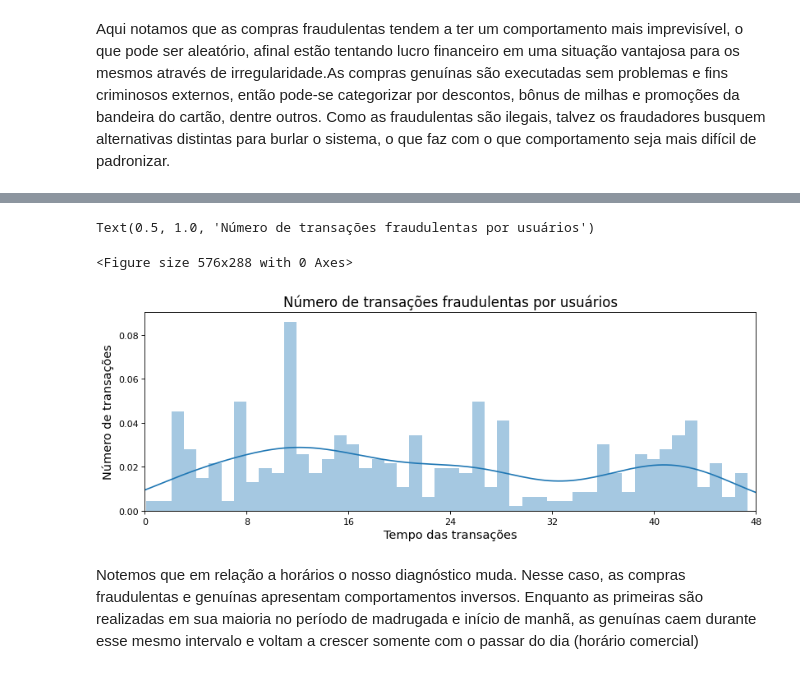
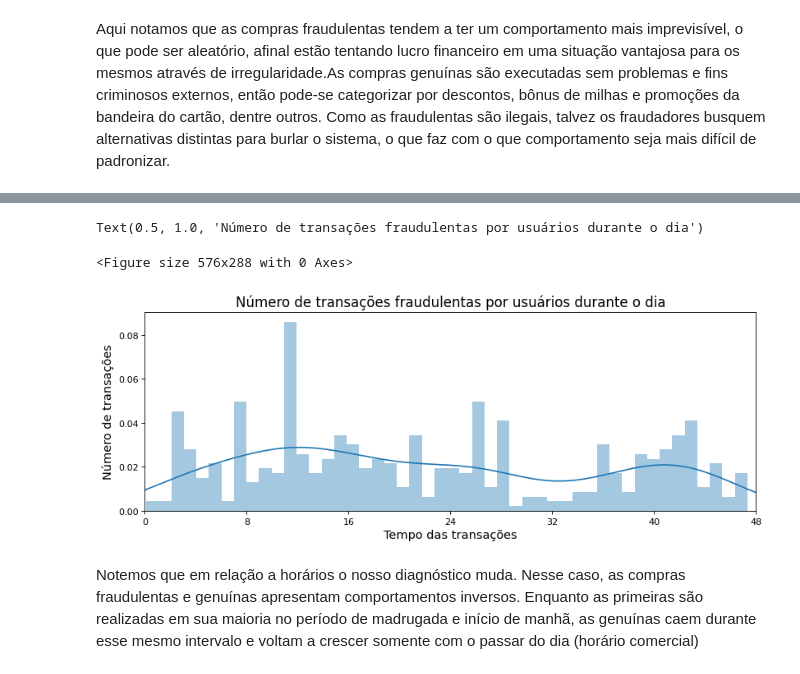
Before and after one commit to cairoegito/Fraudes-Bancarias-com-Machine-Learning, a Jupyter notebook: Detecção_de_Fraudes.ipynb, the cells around one changed output, grey strips where cells are left out. Drawn from its saved outputs; the diff is of its cells as text; code cells hidden in the pictures.

```diff
--- a/Detecção_de_Fraudes.ipynb
+++ b/Detecção_de_Fraudes.ipynb
@@ -174,17 +174,17 @@ Text(0.5, 1.0, 'Número de transações genuínas por usuários')
 # %%
 plt.figure(figsize=(8,4))
 Fraud_df = df[df['Class']==1]
 plt.figure(figsize=(12,4), dpi=80)
 sns.distplot(Fraud_df['Time']/60/60, bins=48)
 plt.xticks(np.arange(0,54,8))
 plt.xlim([0,48])
 plt.xlabel('Tempo das transações',fontsize=13)
 plt.ylabel('Número de transações',fontsize=13)
-plt.title('Número de transações fraudulentas por usuários',fontsize=15)
+plt.title('Número de transações fraudulentas por usuários durante o dia',fontsize=15)
 # %% [output]
-Text(0.5, 1.0, 'Número de transações fraudulentas por usuários')
+Text(0.5, 1.0, 'Número de transações fraudulentas por usuários durante o dia')
 <Figure size 576x288 with 0 Axes>
-[figure, old version]
+[figure, new version]
 # %% [markdown]
 Notemos que em relação a horários o nosso diagnóstico muda. Nesse caso, as compras fraudulentas e genuínas apresentam comportamentos inversos. Enquanto as primeiras são realizadas em sua maioria no período de madrugada e início de manhã, as genuínas caem durante esse mesmo intervalo e voltam a crescer somente com o passar do dia (horário comercial)
 # %%
```
Also changed, not shown: parts of 6 cells of this notebook.
